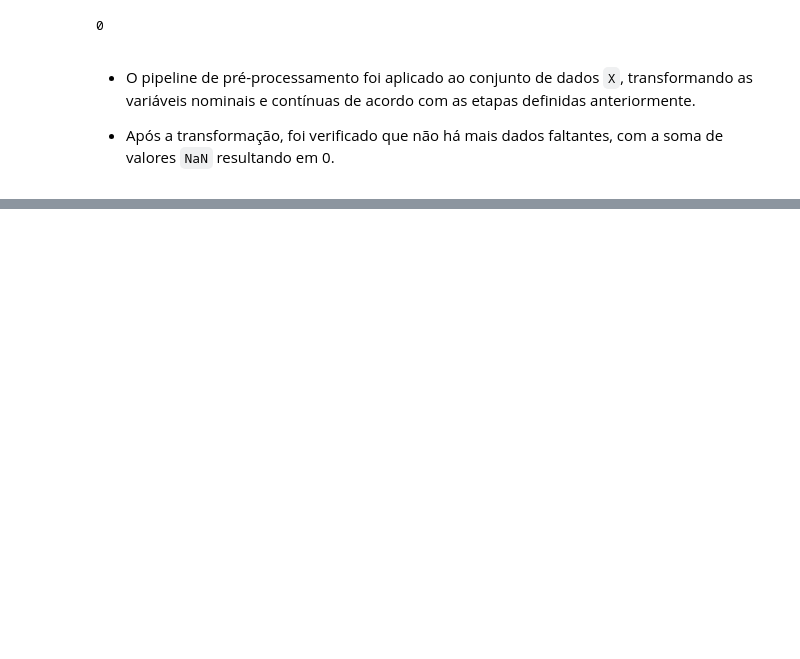
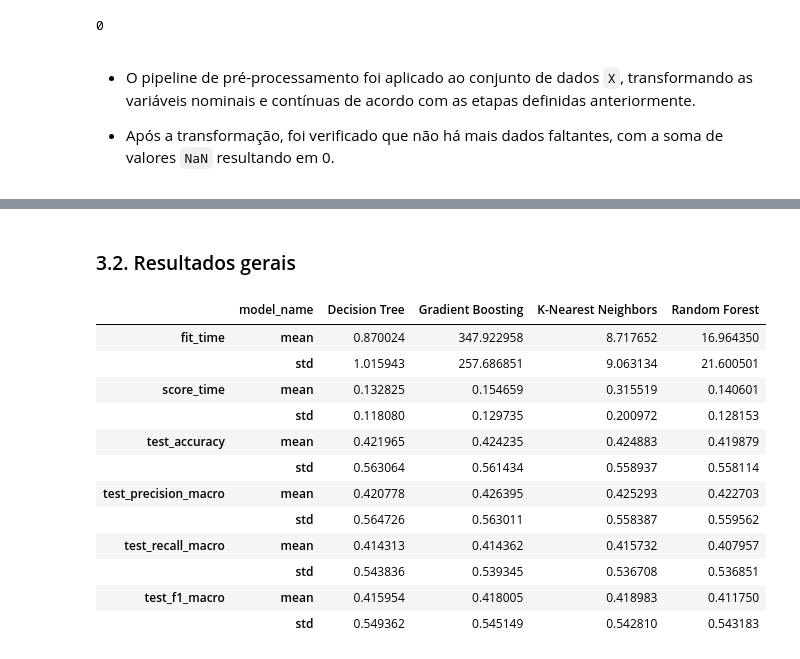
Before and after one commit to KesavaS2/Avanti-Bootcamp-cdd, a Jupyter notebook: notebooks/02-comparative_analysis.ipynb, the cells around one changed output, grey strips where cells are left out. Saved outputs shown, nothing was run; the diff lists cells and outputs as text; code cells hidden in the pictures; blank space fills up the shorter version.

Commit message:
feat:  Inclusão de Informações da Modelagem Preditiva

```diff
--- a/notebooks/02-comparative_analysis.ipynb
+++ b/notebooks/02-comparative_analysis.ipynb
@@ -333,0 +467,22 @@ np.isnan(X_transformed).sum()
+# %%
+# Configurações do experimento
+
+n_splits_comparative_analysis = 10
+n_folds_grid_search = 5
+test_size = .2
+random_state = 42
+scoring = 'accuracy'
+metrics = ['accuracy', 'precision_macro', 'recall_macro', 'f1_macro']
+
+# model settings
+max_iter = 1000
+models = [
+    ('K-Nearest Neighbors', KNeighborsClassifier(), {"n_neighbors": range(3, 20, 2), 'weights': ['uniform', 'distance']}),
+     ('Gradient Boosting', GradientBoostingClassifier(random_state=random_state), {
+        'n_estimators': [50, 100, 150],
+        'learning_rate': [0.01, 0.1, 0.2],
+        'max_depth': [3, 5, 7]
+    }),
+    ('Decision Tree',  DecisionTreeClassifier(random_state=random_state), {'criterion':['gini','entropy'],'max_depth': [3, 6, 8]}),
+    ('Random Forest',  RandomForestClassifier(random_state=random_state), {'criterion':['gini','entropy'],'max_depth': [3, 6, 8], 'n_estimators': [10, 30]}),
+]
@@ -333,0 +542,33 @@ np.isnan(X_transformed).sum()
+# %%
+# Destaca-se os Melhores Desempenhos em Resultados de Modelos
+
+def highlight_best(s, props=''):
+    if s.name[1] != 'std':
+        if s.name[0].endswith('time'):
+            return np.where(s == np.nanmin(s.values), props, '')
+        return np.where(s == np.nanmax(s.values), props, '')
+
+display(Markdown("### 3.2. Resultados gerais"))
+(
+    results
+    .groupby('model_name')
+    .agg(['mean', 'std']).T
+    .style
+    .apply(highlight_best, props='color:white;background-color:gray;font-weight: bold;', axis=1)
+    .set_table_styles([{'selector': 'td', 'props': 'text-align: center;'}])
+)
+# %% [output]
+### 3.2. Resultados gerais
+|  | model_name | Decision Tree | Gradient Boosting | K-Nearest Neighbors | Random Forest |
+| fit_time | mean | 0.870024 | 347.922958 | 8.717652 | 16.964350 |
+|  | std | 1.015943 | 257.686851 | 9.063134 | 21.600501 |
+| score_time | mean | 0.132825 | 0.154659 | 0.315519 | 0.140601 |
+|  | std | 0.118080 | 0.129735 | 0.200972 | 0.128153 |
+| test_accuracy | mean | 0.421965 | 0.424235 | 0.424883 | 0.419879 |
+|  | std | 0.563064 | 0.561434 | 0.558937 | 0.558114 |
+| test_precision_macro | mean | 0.420778 | 0.426395 | 0.425293 | 0.422703 |
+|  | std | 0.564726 | 0.563011 | 0.558387 | 0.559562 |
+| test_recall_macro | mean | 0.414313 | 0.414362 | 0.415732 | 0.407957 |
+|  | std | 0.543836 | 0.539345 | 0.536708 | 0.536851 |
+| test_f1_macro | mean | 0.415954 | 0.418005 | 0.418983 | 0.411750 |
+|  | std | 0.549362 | 0.545149 | 0.542810 | 0.543183 |
```
Also changed, not shown: parts of 37 cells of this notebook, 1 other file.
